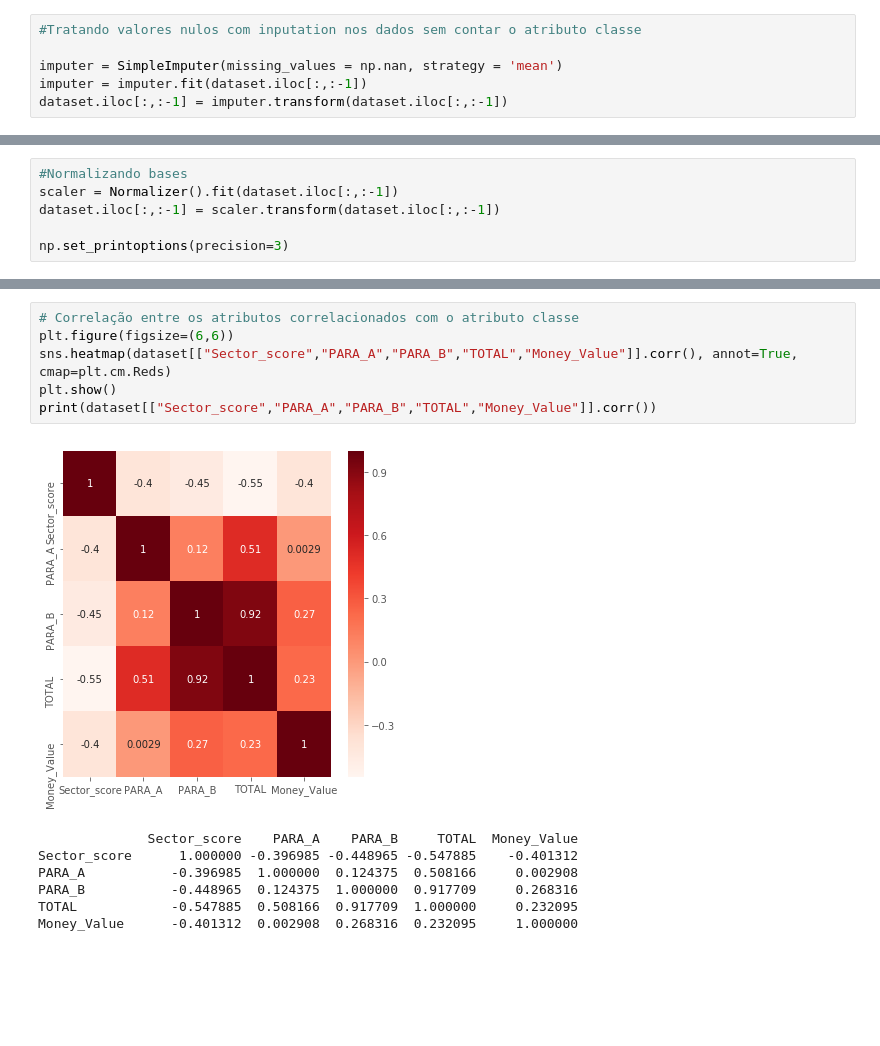
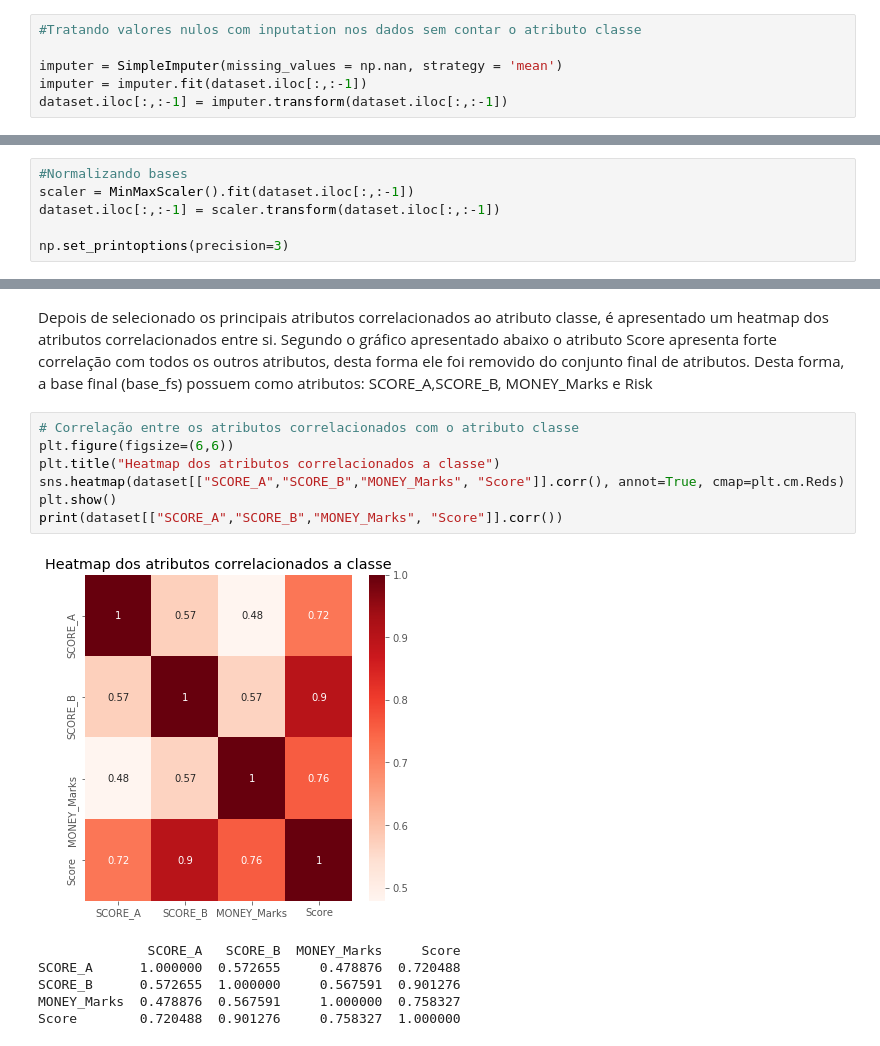
Before and after one commit to KateMorf/audit-data-analysis, a Jupyter notebook: Audit Data Analysis.ipynb, the cells around one changed output, grey strips where cells are left out. Saved outputs shown, nothing was run; the diff lists cells and outputs as text; blank space fills up the shorter version.

```diff
--- a/Audit Data Analysis.ipynb
+++ b/Audit Data Analysis.ipynb
@@ -277,6 +303,6 @@ dataset.iloc[:,:-1] = imputer.transform(dataset.iloc[:,:-1])
 # %%
 #Normalizando bases
-scaler = Normalizer().fit(dataset.iloc[:,:-1])
+scaler = MinMaxScaler().fit(dataset.iloc[:,:-1])
 dataset.iloc[:,:-1] = scaler.transform(dataset.iloc[:,:-1])
 
 np.set_printoptions(precision=3)
@@ -303,16 +346,18 @@ Risk            1.000000
 Name: Risk, dtype: float64
+# %% [markdown]
+<p>Depois de selecionado os principais atributos correlacionados ao atributo classe, é apresentado um heatmap dos atributos correlacionados entre si. Segundo o gráfico apresentado abaixo o atributo Score apresenta forte correlação com todos os outros atributos, desta forma ele foi removido do conjunto final de atributos. Desta forma, a base final (base_fs) possuem como atributos: SCORE_A,SCORE_B, MONEY_Marks e Risk</p>
 # %%
 # Correlação entre os atributos correlacionados com o atributo classe
 plt.figure(figsize=(6,6))
-sns.heatmap(dataset[["Sector_score","PARA_A","PARA_B","TOTAL","Money_Value"]].corr(), annot=True, cmap=plt.cm.Reds)
+plt.title("Heatmap dos atributos correlacionados a classe")
+sns.heatmap(dataset[["SCORE_A","SCORE_B","MONEY_Marks", "Score"]].corr(), annot=True, cmap=plt.cm.Reds)
 plt.show()
-print(dataset[["Sector_score","PARA_A","PARA_B","TOTAL","Money_Value"]].corr())
+print(dataset[["SCORE_A","SCORE_B","MONEY_Marks", "Score"]].corr())
 # %% [output]
-[figure, old version]
+[figure, new version]
-              Sector_score    PARA_A    PARA_B     TOTAL  Money_Value
-Sector_score      1.000000 -0.396985 -0.448965 -0.547885    -0.401312
-PARA_A           -0.396985  1.000000  0.124375  0.508166     0.002908
-PARA_B           -0.448965  0.124375  1.000000  0.917709     0.268316
-TOTAL            -0.547885  0.508166  0.917709  1.000000     0.232095
-Money_Value      -0.401312  0.002908  0.268316  0.232095     1.000000
+              SCORE_A   SCORE_B  MONEY_Marks     Score
+SCORE_A      1.000000  0.572655     0.478876  0.720488
+SCORE_B      0.572655  1.000000     0.567591  0.901276
+MONEY_Marks  0.478876  0.567591     1.000000  0.758327
+Score        0.720488  0.901276     0.758327  1.000000
 # %%
```
Also changed, not shown: parts of 24 cells of this notebook.
